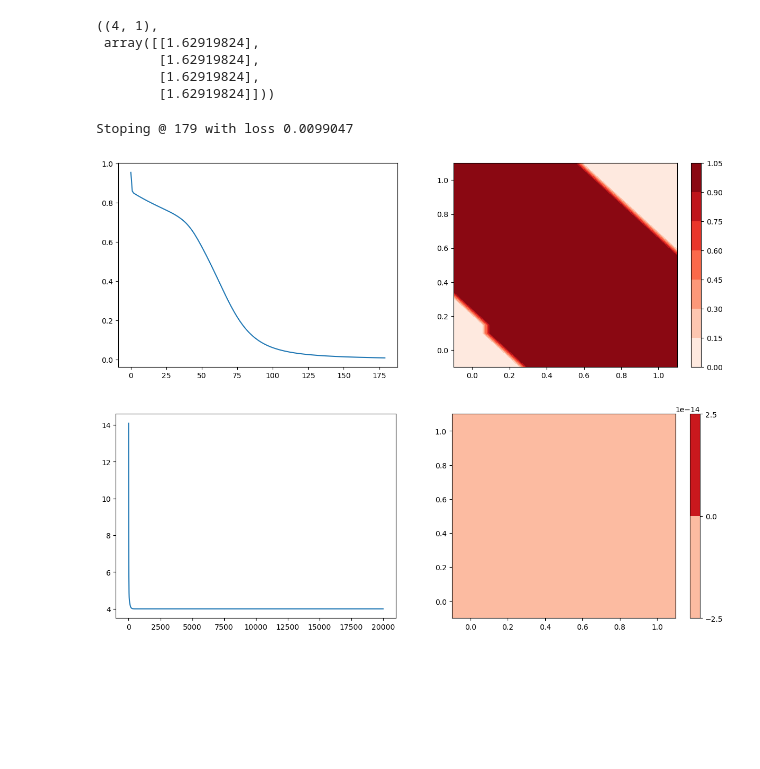
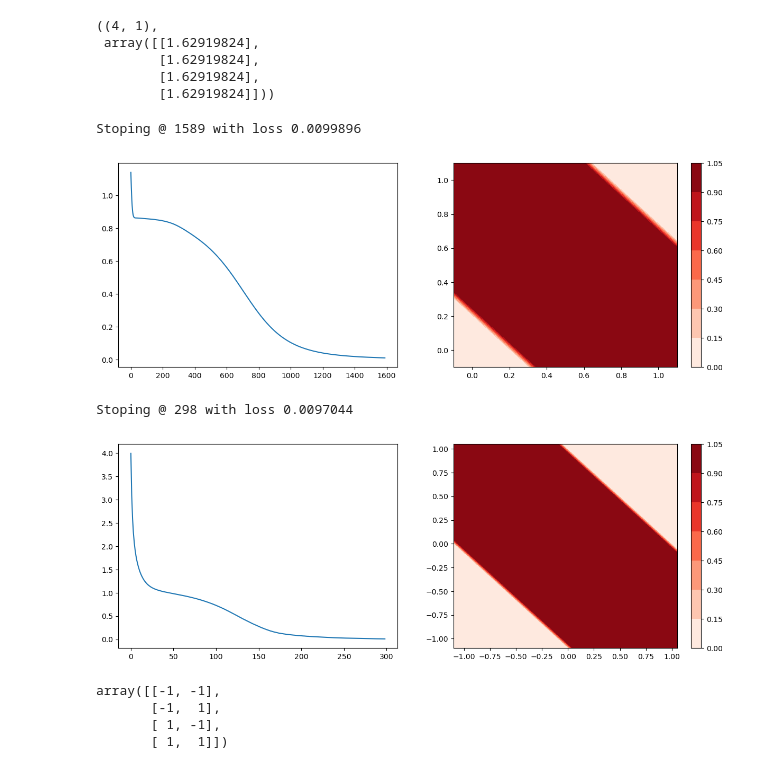
Before and after one commit to ThanosSkentzos/IDL-11, a Jupyter notebook: A0/thanos_3.ipynb, the cells around one changed output. Drawn from its saved outputs; the diff is of its cells as text; code cells hidden in the pictures; blank space fills up the shorter version.

Commit message:
thanos: fix relu code and visualization

```diff
--- a/A0/thanos_3.ipynb
+++ b/A0/thanos_3.ipynb
@@ -284,10 +289,11 @@ def gradients_a(x,w1,w2,y,activation,d_activation):
 # %%
 losses_sigmoid = []
 target_error = 0.01
-def backpropagation(x,w1,w2,y,a=sigmoid,da=d_sigmoid,lr=0.1):
+def backpropagation(x,w1,w2,y,a=sigmoid,da=d_sigmoid,lr=0.1,start_over=True):
     global losses_sigmoid
-    losses_sigmoid = []
-    w1,w2 = w1_init.copy(),w2_init.copy()
+    if start_over:
+        losses_sigmoid = []
+        w1,w2 = w1_init.copy(),w2_init.copy()
     for iter in range(20000):
         dw1, dw2 = gradients_a(x,w1,w2,y,a,da)
         w1 += lr*dw1
@@ -301,7 +307,7 @@ def backpropagation(x,w1,w2,y,a=sigmoid,da=d_sigmoid,lr=0.1):
     return w1,w2
 # %%
 a,da = tanh,d_tanh
-w1,w2 = backpropagation(x,w1,w2,y,a,da,lr=1)
+w1,w2 = backpropagation(x,w1,w2,y,a,da,lr=0.1)
 
 
 
@@ -321,27 +327,41 @@ plt.plot()
 
 plt.show()
 # %% [output]
-Stoping @ 179 with loss 0.0099047
+Stoping @ 1589 with loss 0.0099896
-[figure, old version]
+[figure, new version]
 # %%
 a,da = relu,d_relu
-w1,w2 = backpropagation(x,w1,w2,y,a,da,lr=0.01)
+x1=np.where(x==0,-1,1)
+w1,w2 = backpropagation(x1,w1,w2,y,a,da,lr=0.1)
 
+
+xmin = x1.min()-0.1
+xmax = x1.max()+0.1
+x1_points = np.arange(xmin,xmax,0.05)
+x2_points = np.arange(xmin,xmax,0.05)
+xx,yy = np.meshgrid(x1_points,x2_points)
+r1,r2 = xx.flatten().reshape(-1,1),yy.flatten().reshape(-1,1)
+grid = np.hstack((r1,r2))
 
 grid_vals = inference_a(grid,w1,w2,a)
 grid_vals = np.where(grid_vals>0.5,1,0)
 zz = grid_vals.reshape(xx.shape)
 grid_vals.shape,zz.shape
 
 plt.figure(figsize=(15,5))
 plt.subplot(121)
 plt.plot(losses_sigmoid)
 
 plt.subplot(122)
 plt.contourf(xx,yy,zz,cmap='Reds')
 plt.colorbar()
 plt.plot()
 
 plt.show()
 # %% [output]
+Stoping @ 298 with loss 0.0097044
-[figure, old version]
+[figure, new version]
+array([[-1, -1],
+       [-1,  1],
+       [ 1, -1],
+       [ 1,  1]])
```
Also changed, not shown: parts of 1 cell of this notebook.
